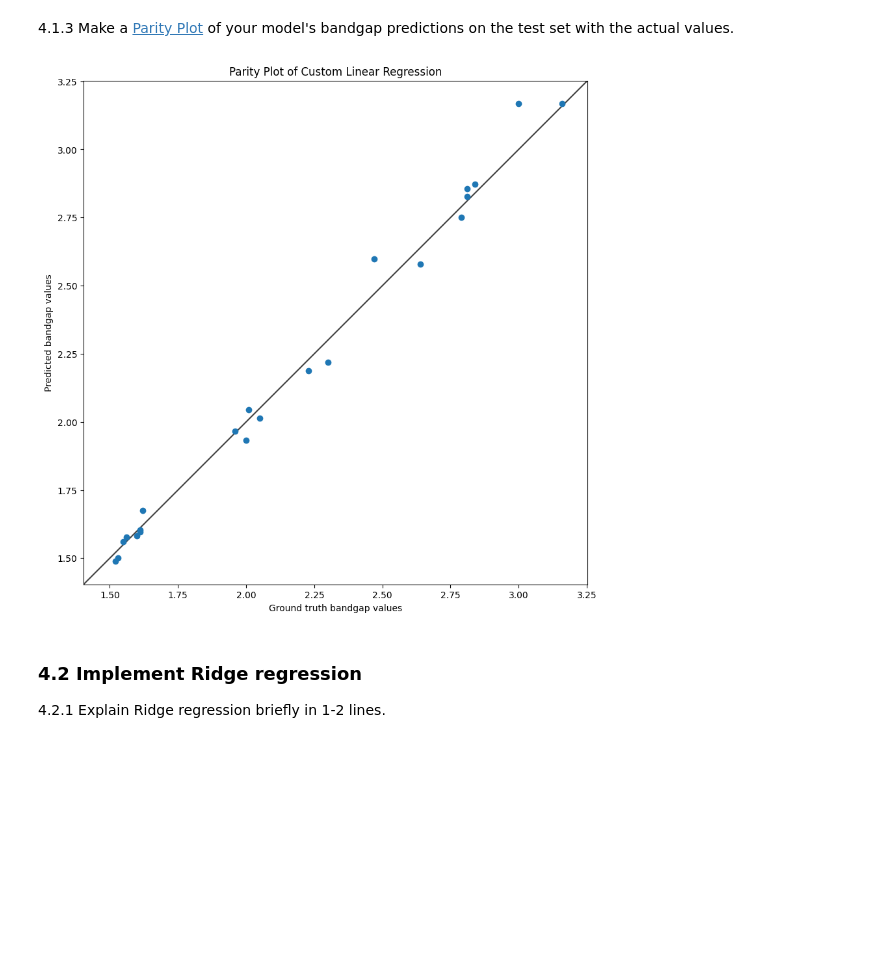
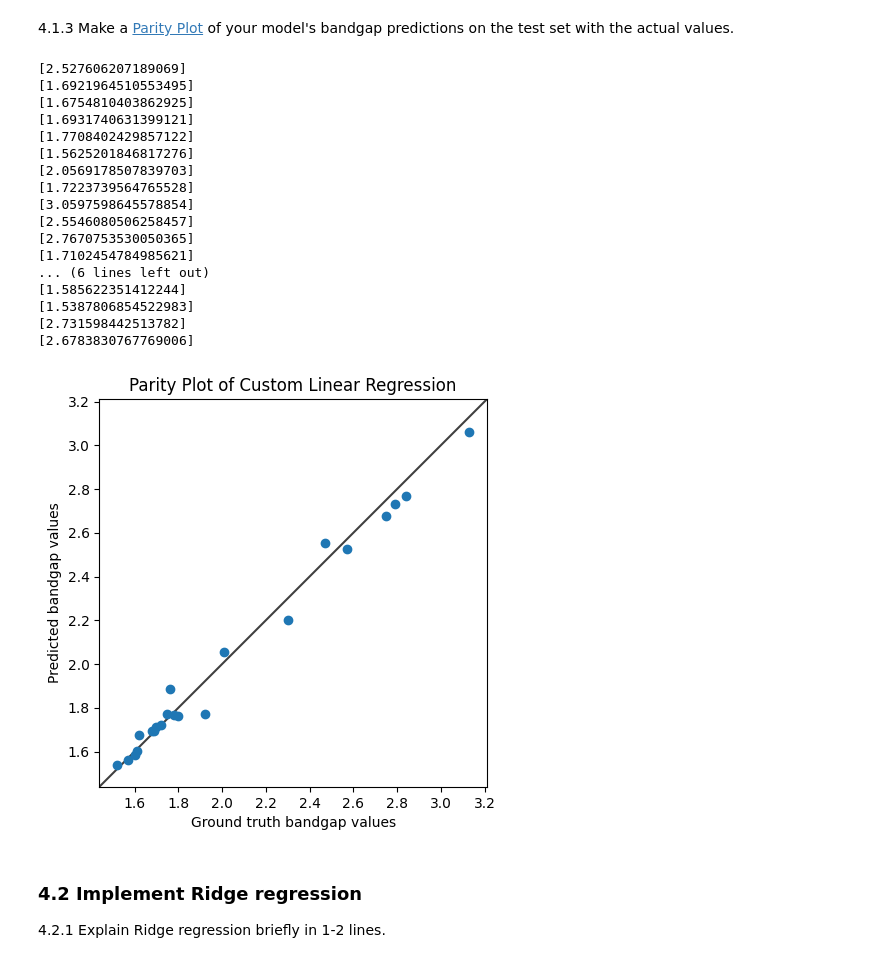
Before and after one commit to siddik11803-IIITH/PCA-Regression-Nearest-Neighbours, a Jupyter notebook: Rollnumber_Q4.ipynb, the cells around one changed output. Saved outputs shown, nothing was run; the diff lists cells and outputs as text; code cells hidden in the pictures; blank space fills up the shorter version.

Commit message:
plotting function added

```diff
--- a/Rollnumber_Q4.ipynb
+++ b/Rollnumber_Q4.ipynb
@@ -81,8 +81,8 @@ class linear_regression():
             gradient /= len(x_train)
             bias_gradient  /= len(x_train)
             loss /= len(x_train)
-            self.parameters = self.parameters - self.learning_rate*(gradient)
-            self.bias = self.bias - self.learning_rate*(bias_gradient)
+            self.parameters -= self.learning_rate*(gradient)
+            self.bias -= self.learning_rate*(bias_gradient)
     def predict(self, x):
         y_pred = []
         for i in range(len(x)):
@@ -100,31 +116,48 @@ print(sum((x.predict(x_test) - y_test)**2))
 # %%
 # Get the predictions of x_test into `y_pred`
 
 
 # ...
 #
 
 y_pred = x.predict(x_test)
 import matplotlib.pyplot as plt
-fig, ax = plt.subplots(figsize=(10,20))
+fig, ax = plt.subplots(figsize=(5, 10))
 
 ax.scatter(y_test, y_pred)
 
 lims = [
     np.min([ax.get_xlim(), ax.get_ylim()]),
     np.max([ax.get_xlim(), ax.get_ylim()]),
 ]
 ax.plot(lims, lims, 'k-', alpha=0.75, zorder=0)
 ax.set_aspect('equal')
 ax.set_xlim(lims)
 ax.set_ylim(lims)
 
 ax.set_title('Parity Plot of Custom Linear Regression')
 ax.set_xlabel('Ground truth bandgap values')
 ax.set_ylabel('Predicted bandgap values')
 plt.show()
 # %% [output]
+[2.527606207189069]
+[1.6921964510553495]
+[1.6754810403862925]
+[1.6931740631399121]
+[1.7708402429857122]
+[1.5625201846817276]
+[2.0569178507839703]
+[1.7223739564765528]
+[3.0597598645578854]
+[2.5546080506258457]
+[2.7670753530050365]
+[1.7102454784985621]
+... (6 lines left out)
+[1.585622351412244]
+[1.5387806854522983]
+[2.731598442513782]
+[2.6783830767769006]
-[figure, old version]
+[figure, new version]
 # %% [markdown]
 ### 4.2 Implement Ridge regression
 4.2.1 Explain Ridge regression briefly in 1-2 lines.
```
Also changed, not shown: parts of 1 cell of this notebook, 1 other file.
